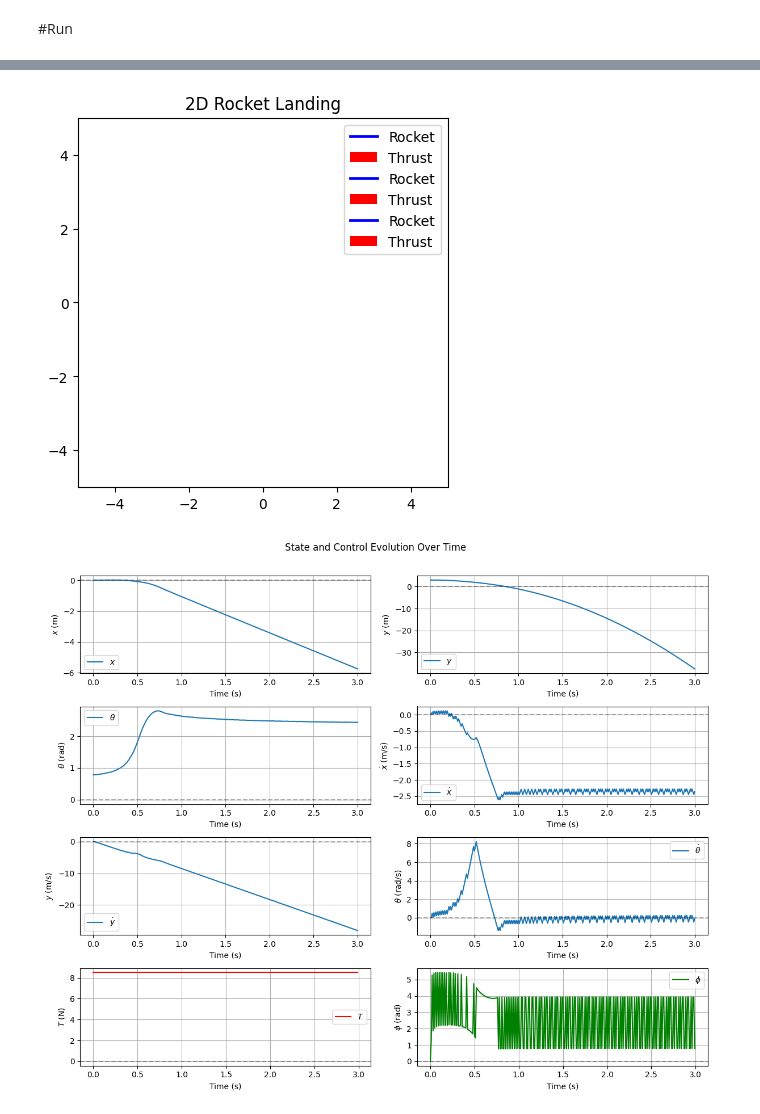
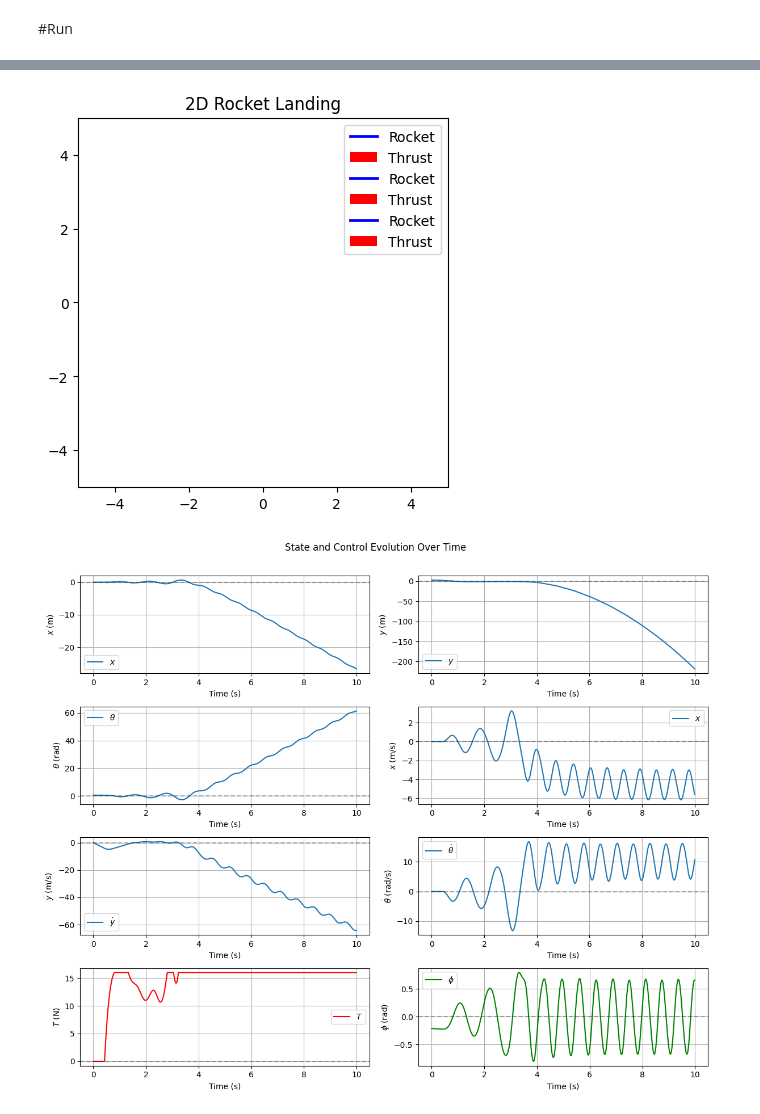
Before and after one commit to fawadmehboob/2D-Rocket-Landing, a Jupyter notebook: 2D_Rocket_Landing_Attempt_3.ipynb, the cells around one changed output, grey strips where cells are left out. Saved outputs shown, nothing was run; the diff lists cells and outputs as text; code cells hidden in the pictures.

```diff
--- a/2D_Rocket_Landing_Attempt_3.ipynb
+++ b/2D_Rocket_Landing_Attempt_3.ipynb
@@ -24,8 +24,8 @@ class RocketPlant:
         T, phi = action
         x, y, theta, x_dot, y_dot, theta_dot = self.state
 
-        x_ddot = T * np.sin(theta - phi) / self.m
-        y_ddot = T * np.cos(theta - phi) / self.m - self.g
+        x_ddot = T * np.sin(theta + phi) / self.m
+        y_ddot = T * np.cos(theta + phi) / self.m - self.g
         theta_ddot = T * np.sin(phi) * self.l / (2 * self.J)
 
         x_dot_new = x_dot + x_ddot * self.dt
@@ -327,10 +413,10 @@ def plot_states(simulation):
 #Run
 # %%
 # Demo
-initial_state = [0.0, 3.0,np.pi/4 , 0.0, 0.0, 0.0]
+initial_state = [0.0, 3.0,np.pi/6 , 0.0, 0.0, 0.0]
 rocket = RocketPlant(initial_state, m=1.0, l=1.0)
-controller = EnergyController(rocket, T_max=8.5, k=0.8)
-sim = Simulation(rocket, controller, t_final=3.0)
+controller = PIDController(rocket, T_max=16)
+sim = Simulation(rocket, controller, t_final=10.0)
 sim.run()
 animator = Animator(sim)
 animation = animator.animate()
@@ -349,2 +435,2 @@ First five values of plotted parameters:
 [figure]
-[figure, old version]
+[figure, new version]
```
Also changed, not shown: parts of 4 cells of this notebook.
